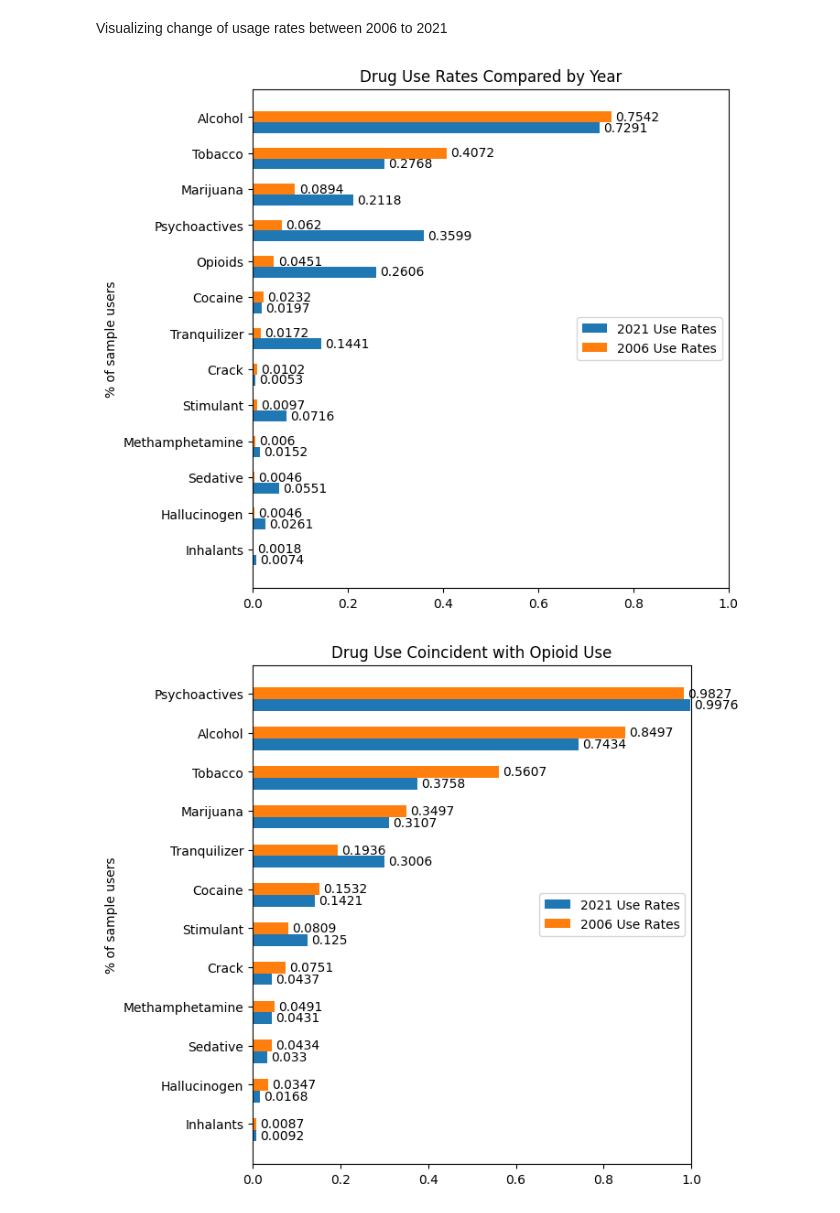
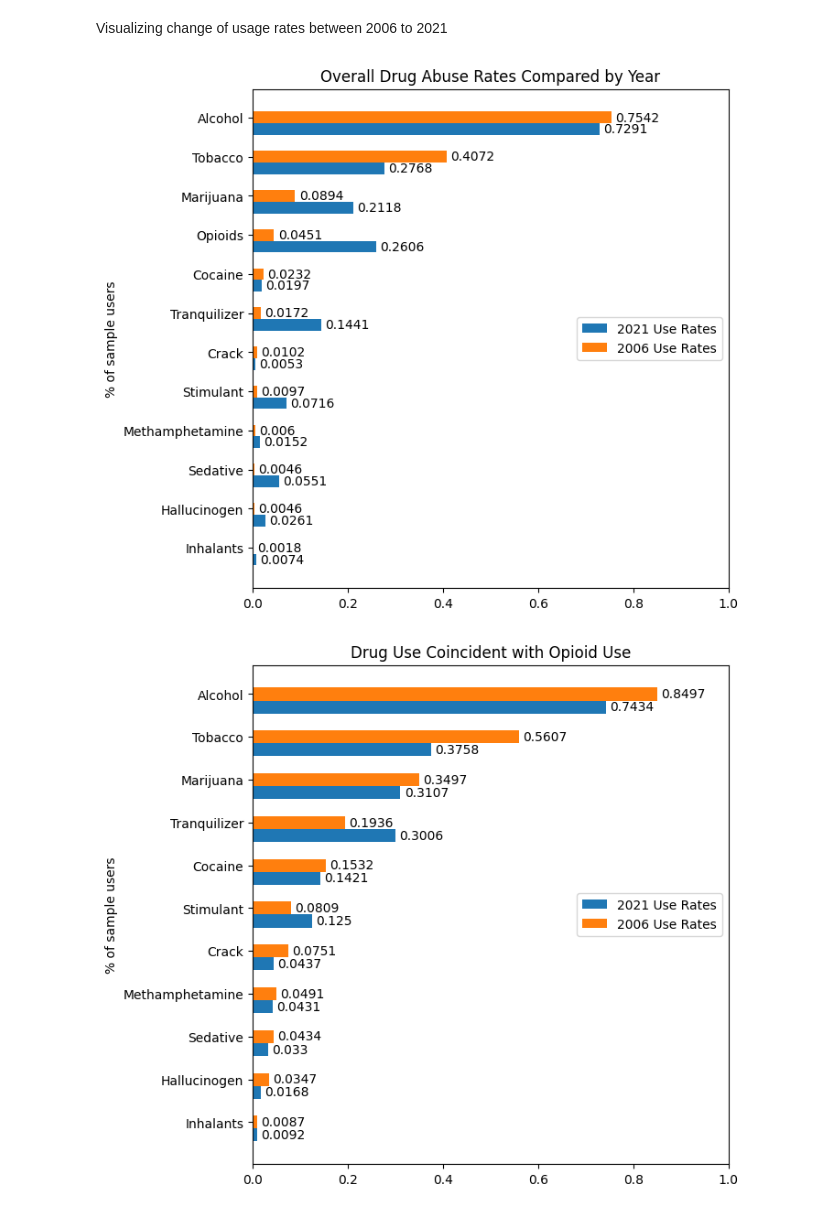
Before and after one commit to HotelTango314/dsa5900, a Jupyter notebook: NSDUH_Explore.ipynb, the cells around one changed output. Drawn from its saved outputs; the diff is of its cells as text; code cells hidden in the pictures.

Commit message:
additional visuals

```diff
--- a/NSDUH_Explore.ipynb
+++ b/NSDUH_Explore.ipynb
@@ -53,7 +51,7 @@ tw1["CLASS"] = tw1["OPIANYYR"]
 # %%
 
 drug_use2021 = ["TOBYR","ALCYR","MRJYR","COCYR","CRKYR","HALLUCYR","INHALYR","TRQANYYR","STMANYYR",
-            "METHAMYR","SEDANYYR","PSYANYYR","CLASS"]
+            "METHAMYR","SEDANYYR","CLASS"]
 # %%
 tw1_otherdrug = tw1.loc[tw1["CATAG3"]==4,drug_use2021]
 # %%
@@ -76,7 +74,7 @@ six_opium_user = len(six_otherdrug[six_otherdrug["CLASS"]==1])
 pct_drug_coinc_2006 = [
     len(six_otherdrug[(six_otherdrug["CLASS"]==1)
         & (six_otherdrug[x]==1)])/six_opium_user
-    for x in drug_use2006[0:12]]
+    for x in drug_use2006[0:11]]
 # %%
 pct_druguse_overall_2006 = [
     len(six_otherdrug[(six_otherdrug[x]==1)])/six_pop_size
@@ -91,7 +89,7 @@ tw1_opium_user = len(tw1_otherdrug[tw1_otherdrug["CLASS"]==1])
 pct_drug_coinc_2021 = [
     len(tw1_otherdrug[(tw1_otherdrug["CLASS"]==1)
         & (tw1_otherdrug[x]==1)])/tw1_opium_user
-    for x in drug_use2021[0:12]]
+    for x in drug_use2021[0:11]]
 # %%
 pct_druguse_overall_2021 = [
     len(tw1_otherdrug[(tw1_otherdrug[x]==1)])/tw1_pop_size
@@ -100,7 +98,7 @@ pct_druguse_overall_2021 = [
 Visualizing change of usage rates between 2006 to 2021
 # %%
 drug_class = ("Tobacco","Alcohol","Marijuana","Cocaine","Crack","Hallucinogen","Inhalants",
-           "Tranquilizer","Stimulant","Methamphetamine","Sedative","Psychoactives","Opioids")
+           "Tranquilizer","Stimulant","Methamphetamine","Sedative","Opioids")
 
 drug_class_sorted = list(np.array(drug_class)[np.argsort(pct_druguse_overall_2006)])
 use_rates = {
@@ -123,45 +121,45 @@ for attribute, measurement in use_rates.items():
 # Add some text for labels, title and custom x-axis tick labels, etc.
 fig.set_size_inches(7,6)
 ax.set_ylabel('% of sample users')
-ax.set_title('Drug Use Rates Compared by Year')
+ax.set_title('Overall Drug Abuse Rates Compared by Year')
 ax.set_yticks(x + width, drug_class_sorted)
 ax.legend(loc='center right')
 ax.set_xlim(0, 1)
 plt.show()
 # %% [output]
-[figure, old version]
+[figure, new version]
 # %%
 
 
 opioid_comp_class = ["Tobacco","Alcohol","Marijuana","Cocaine","Crack","Hallucinogen","Inhalants",
-           "Tranquilizer","Stimulant","Methamphetamine","Sedative","Psychoactives"]
+           "Tranquilizer","Stimulant","Methamphetamine","Sedative"]
 
 opioid_comp_class_sorted = list(np.array(opioid_comp_class)[np.argsort(pct_drug_coinc_2006)])
 
 use_rates = {
     '2021 Use Rates': list(np.around(np.array(pct_drug_coinc_2021)[np.argsort(pct_drug_coinc_2021)],4)),
     '2006 Use Rates': list(np.around(np.array(pct_drug_coinc_2006)[np.argsort(pct_drug_coinc_2006)],4)),
 }
 
 x = np.arange(len(opioid_comp_class))  # the label locations
 width = 0.3  # the width of the bars
 multiplier = 0
 
 fig, ax = plt.subplots(layout='constrained')
 
 for attribute, measurement in use_rates.items():
     offset = width * multiplier
     rects = ax.barh(x + offset, measurement, width, label=attribute)
     ax.bar_label(rects, padding=3)
     multiplier += 1
 
 # Add some text for labels, title and custom x-axis tick labels, etc.
 fig.set_size_inches(7,6)
 ax.set_ylabel('% of sample users')
 ax.set_title('Drug Use Coincident with Opioid Use')
 ax.set_yticks(x + width, opioid_comp_class_sorted)
 ax.legend(loc='center right')
 ax.set_xlim(0, 1)
 plt.show()
 # %% [output]
-[figure, old version]
+[figure, new version]
```
Also changed, not shown: parts of 9 cells of this notebook.
